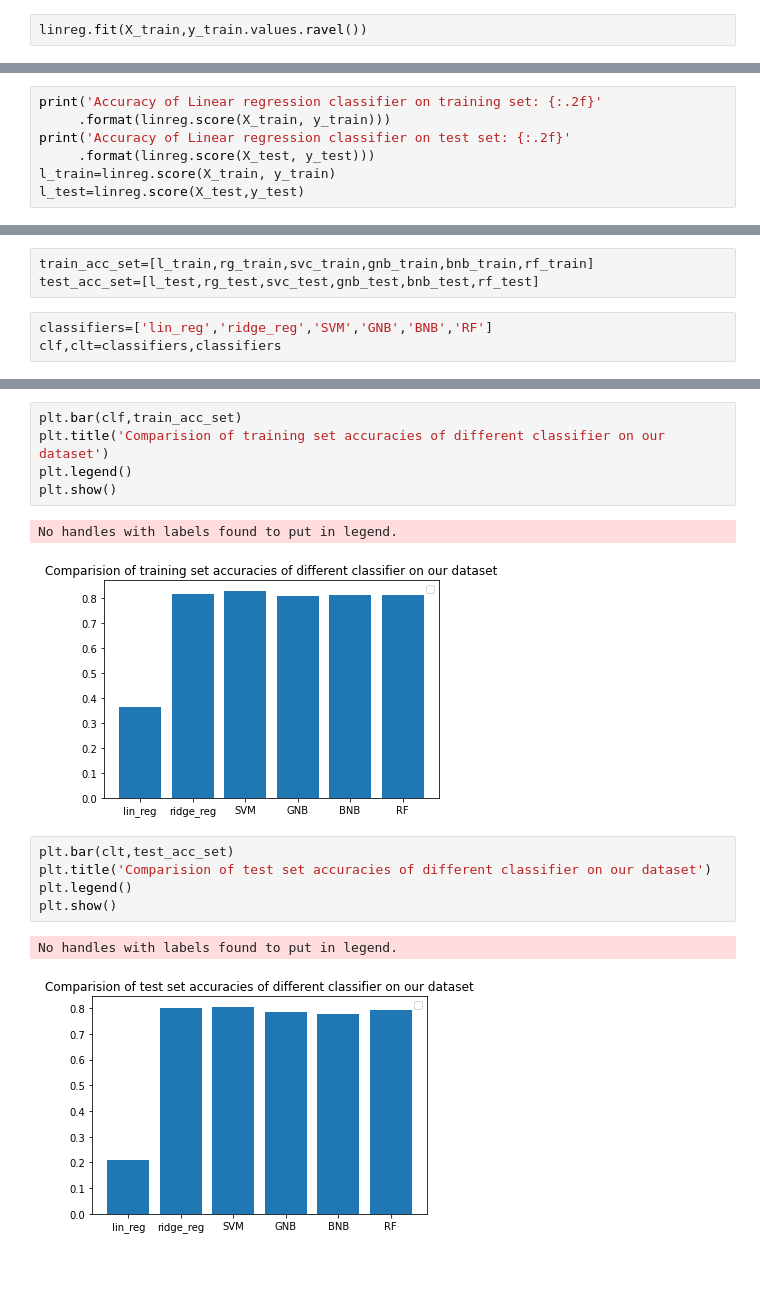
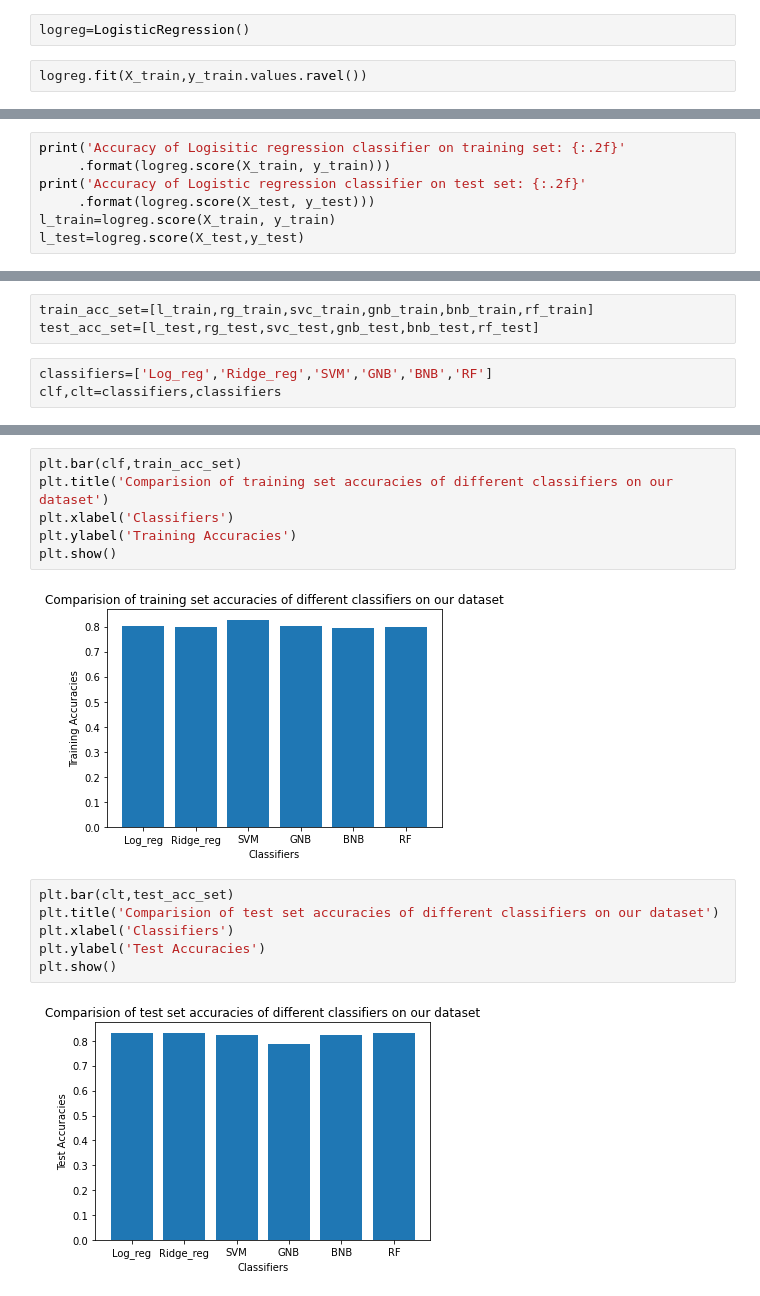
Before and after one commit to sid0312/10DaysMLChallenge, a Jupyter notebook: classification_using_sklearn_classfiers.ipynb, the cells around one changed output, grey strips where cells are left out. Saved outputs shown, nothing was run; the diff lists cells and outputs as text; blank space fills up the shorter version.

```diff
--- a/classification_using_sklearn_classfiers.ipynb
+++ b/classification_using_sklearn_classfiers.ipynb
@@ -335,3 +337,5 @@ linreg=LinearRegression(normalize=True)
+# %%
+logreg=LogisticRegression()
 # %%
-linreg.fit(X_train,y_train.values.ravel())
+logreg.fit(X_train,y_train.values.ravel())
 # %% [output]
@@ -339,8 +347,8 @@ LinearRegression(copy_X=True, fit_intercept=True, n_jobs=None, normalize=True)
 # %%
-print('Accuracy of Linear regression classifier on training set: {:.2f}'
-     .format(linreg.score(X_train, y_train)))
-print('Accuracy of Linear regression classifier on test set: {:.2f}'
-     .format(linreg.score(X_test, y_test)))
-l_train=linreg.score(X_train, y_train)
-l_test=linreg.score(X_test,y_test)
+print('Accuracy of Logisitic regression classifier on training set: {:.2f}'
+     .format(logreg.score(X_train, y_train)))
+print('Accuracy of Logistic regression classifier on test set: {:.2f}'
+     .format(logreg.score(X_test, y_test)))
+l_train=logreg.score(X_train, y_train)
+l_test=logreg.score(X_test,y_test)
 # %% [output]
@@ -414,5 +458,5 @@ rf_train=rf.score(X_train,y_train)
 train_acc_set=[l_train,rg_train,svc_train,gnb_train,bnb_train,rf_train]
 test_acc_set=[l_test,rg_test,svc_test,gnb_test,bnb_test,rf_test]
 # %%
-classifiers=['lin_reg','ridge_reg','SVM','GNB','BNB','RF']
+classifiers=['Log_reg','Ridge_reg','SVM','GNB','BNB','RF']
 clf,clt=classifiers,classifiers
@@ -419,16 +465,16 @@ clf,clt=classifiers,classifiers
 # %%
 plt.bar(clf,train_acc_set)
-plt.title('Comparision of training set accuracies of different classifier on our dataset')
-plt.legend()
+plt.title('Comparision of training set accuracies of different classifiers on our dataset')
+plt.xlabel('Classifiers')
+plt.ylabel('Training Accuracies')
 plt.show()
 # %% [output]
-No handles with labels found to put in legend.
-[figure, old version]
+[figure, new version]
 # %%
 plt.bar(clt,test_acc_set)
-plt.title('Comparision of test set accuracies of different classifier on our dataset')
-plt.legend()
+plt.title('Comparision of test set accuracies of different classifiers on our dataset')
+plt.xlabel('Classifiers')
+plt.ylabel('Test Accuracies')
 plt.show()
 # %% [output]
-No handles with labels found to put in legend.
-[figure, old version]
+[figure, new version]
```
Also changed, not shown: parts of 30 cells of this notebook.
